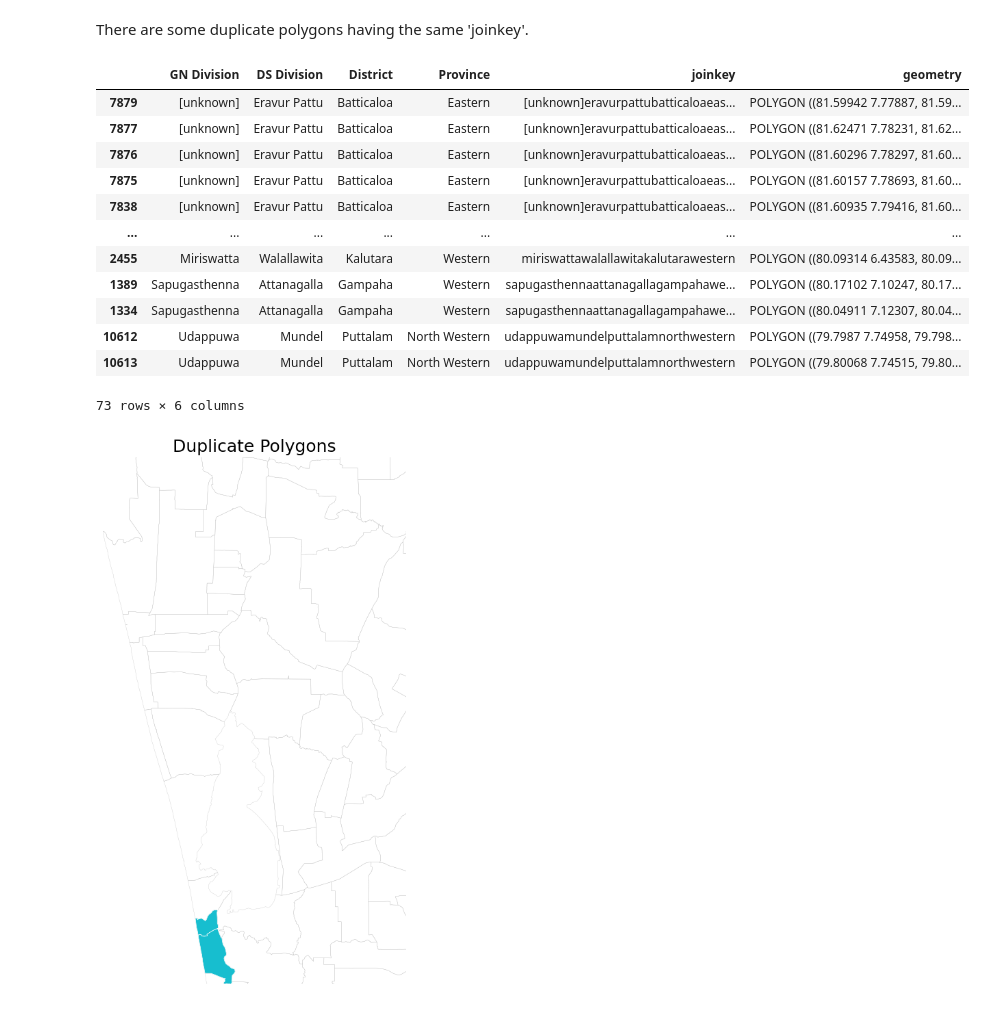
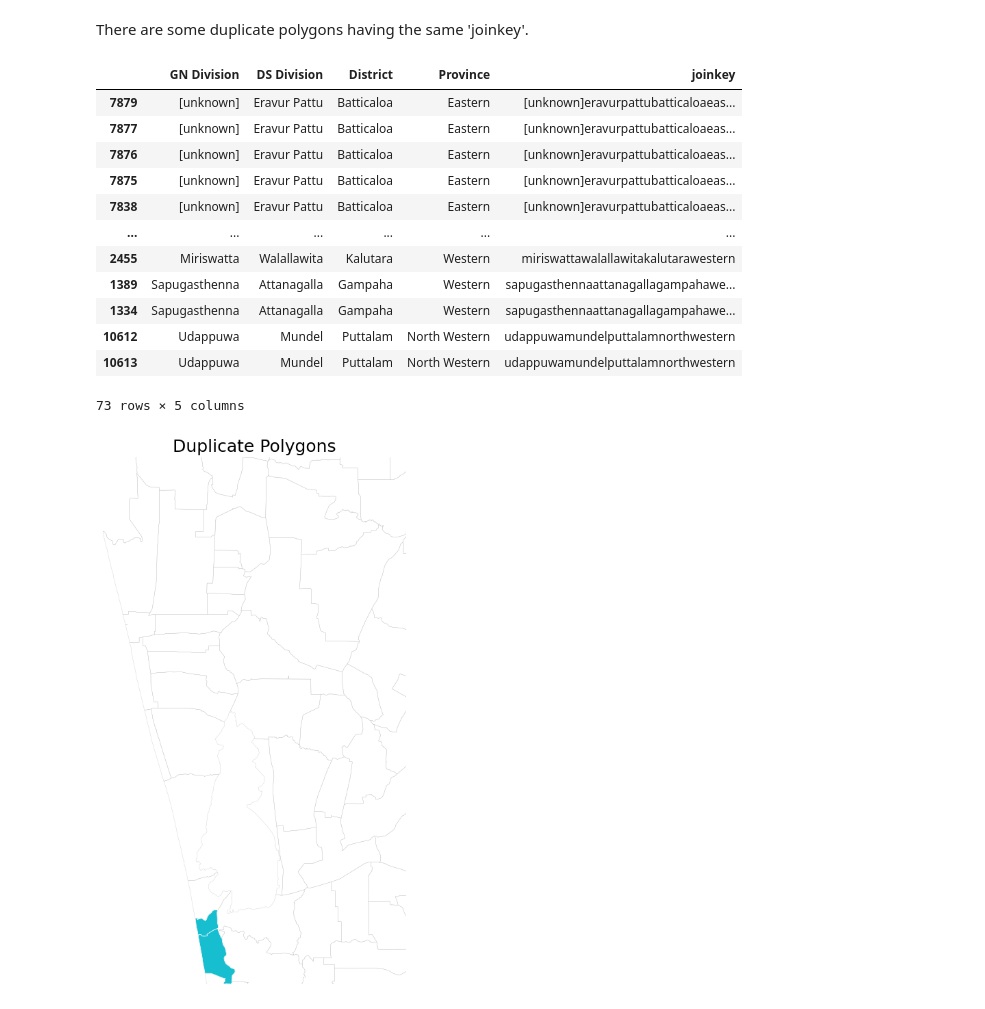
Before and after one commit to spatialthoughts/geopython-tutorials, a Jupyter notebook: notebooks/geopandas_fuzzy_table_join.ipynb, the cells around one changed output. Cells and saved outputs as stored; diff of their text form; code cells hidden in the pictures.

```diff
--- a/notebooks/geopandas_fuzzy_table_join.ipynb
+++ b/notebooks/geopandas_fuzzy_table_join.ipynb
@@ -242,21 +227,21 @@ gdf_processed
 There are some duplicate polygons having the same 'joinkey'.
 # %%
 duplicate_gdf = gdf_processed[gdf_processed.duplicated('joinkey', keep=False)].sort_values('joinkey')
-duplicate_gdf
+duplicate_gdf[['GN Division', 'DS Division', 'District', 'Province', 'joinkey']]
 # %% [output]
-|  | GN Division | DS Division | District | Province | joinkey | geometry |
-| 7879 | [unknown] | Eravur Pattu | Batticaloa | Eastern | [unknown]eravurpattubatticaloaeas... | POLYGON ((81.59942 7.77887, 81.59... |
-| 7877 | [unknown] | Eravur Pattu | Batticaloa | Eastern | [unknown]eravurpattubatticaloaeas... | POLYGON ((81.62471 7.78231, 81.62... |
-| 7876 | [unknown] | Eravur Pattu | Batticaloa | Eastern | [unknown]eravurpattubatticaloaeas... | POLYGON ((81.60296 7.78297, 81.60... |
-| 7875 | [unknown] | Eravur Pattu | Batticaloa | Eastern | [unknown]eravurpattubatticaloaeas... | POLYGON ((81.60157 7.78693, 81.60... |
-| 7838 | [unknown] | Eravur Pattu | Batticaloa | Eastern | [unknown]eravurpattubatticaloaeas... | POLYGON ((81.60935 7.79416, 81.60... |
-| ... | ... | ... | ... | ... | ... | ... |
-| 2455 | Miriswatta | Walallawita | Kalutara | Western | miriswattawalallawitakalutarawestern | POLYGON ((80.09314 6.43583, 80.09... |
-| 1389 | Sapugasthenna | Attanagalla | Gampaha | Western | sapugasthennaattanagallagampahawe... | POLYGON ((80.17102 7.10247, 80.17... |
-| 1334 | Sapugasthenna | Attanagalla | Gampaha | Western | sapugasthennaattanagallagampahawe... | POLYGON ((80.04911 7.12307, 80.04... |
-| 10612 | Udappuwa | Mundel | Puttalam | North Western | udappuwamundelputtalamnorthwestern | POLYGON ((79.7987 7.74958, 79.798... |
-| 10613 | Udappuwa | Mundel | Puttalam | North Western | udappuwamundelputtalamnorthwestern | POLYGON ((79.80068 7.74515, 79.80... |
+|  | GN Division | DS Division | District | Province | joinkey |
+| 7879 | [unknown] | Eravur Pattu | Batticaloa | Eastern | [unknown]eravurpattubatticaloaeas... |
+| 7877 | [unknown] | Eravur Pattu | Batticaloa | Eastern | [unknown]eravurpattubatticaloaeas... |
+| 7876 | [unknown] | Eravur Pattu | Batticaloa | Eastern | [unknown]eravurpattubatticaloaeas... |
+| 7875 | [unknown] | Eravur Pattu | Batticaloa | Eastern | [unknown]eravurpattubatticaloaeas... |
+| 7838 | [unknown] | Eravur Pattu | Batticaloa | Eastern | [unknown]eravurpattubatticaloaeas... |
+| ... | ... | ... | ... | ... | ... |
+| 2455 | Miriswatta | Walallawita | Kalutara | Western | miriswattawalallawitakalutarawestern |
+| 1389 | Sapugasthenna | Attanagalla | Gampaha | Western | sapugasthennaattanagallagampahawe... |
+| 1334 | Sapugasthenna | Attanagalla | Gampaha | Western | sapugasthennaattanagallagampahawe... |
+| 10612 | Udappuwa | Mundel | Puttalam | North Western | udappuwamundelputtalamnorthwestern |
+| 10613 | Udappuwa | Mundel | Puttalam | North Western | udappuwamundelputtalamnorthwestern |
-73 rows × 6 columns
+73 rows × 5 columns
 # %%
 fig, ax = plt.subplots(1, 1)
 fig.set_size_inches(10,10)
```
Also changed, not shown: parts of 1 cell of this notebook.
